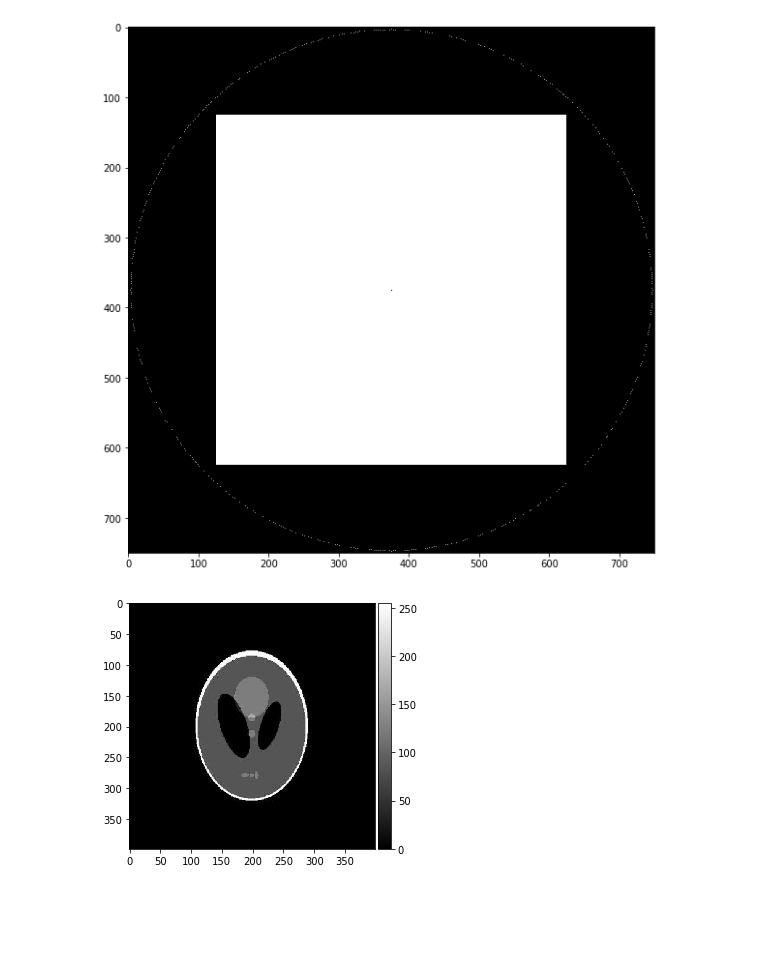
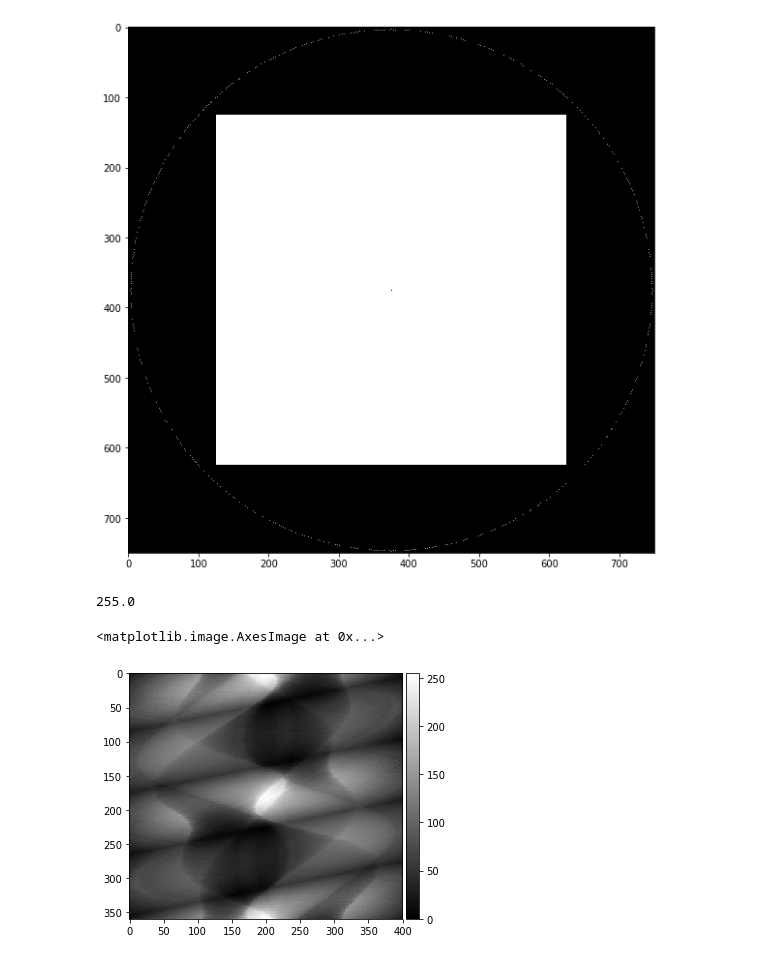
Before and after one commit to matbamberski/IwM-CT, a Jupyter notebook: Tomograf.ipynb, the cells around one changed output. Saved outputs shown, nothing was run; the diff lists cells and outputs as text; code cells hidden in the pictures; blank space fills up the shorter version.

```diff
--- a/Tomograf.ipynb
+++ b/Tomograf.ipynb
@@ -122,7 +122,7 @@ ax.imshow(image, cmap='gray')
 [figure]
 [figure]
 # %%
-def doTomography(img, inc_angle=2, emiter_angle=15.0, detectors=21):
+def doTomography(img, inc_angle=2, emiter_angle=80.0, detectors=21):
     # Przyrost katów inc_angle emitera (położenie emitera), kąt z jakim wysyłane są fale (emiter_angle)
     beta = emiter_angle*2
     img_size = img.shape[0]
@@ -132,7 +132,8 @@ def doTomography(img, inc_angle=2, emiter_angle=15.0, detectors=21):
     sinogram = np.zeros((int(360/inc_angle),detectors))
 
     #petla - kazda pozycja emitera
-    for angle in range(0, 360, inc_angle):
+    for ang in range(0, 720, inc_angle):
+        angle = ang/2.0
         emiter_x, emiter_y = coordToCart(angle, centre, centre, radius)
 
         #petla - kazda pozycja detektora
@@ -149,24 +150,38 @@ def doTomography(img, inc_angle=2, emiter_angle=15.0, detectors=21):
 
     return sinogram
 
-def createOffset(img, offset=1.5):
-    #square = np.zeros((square_size,square_size), dtype=np.float64)
-    #square[int(square_size/3):int(2*square_size/3), int(square_size/3):int(2*square_size/3)]=255
-    #square[0:square_size,0:square_size] = 255
-    square_size = img.shape[0]
+# def createOffset(img, offset=1.5):
+#     #square = np.zeros((square_size,square_size), dtype=np.float64)
+#     #square[int(square_size/3):int(2*square_size/3), int(square_size/3):int(2*square_size/3)]=255
+#     #square[0:square_size,0:square_size] = 255
+#     square_size = img.shape[0]
 
-    side = int((int(square_size*offset) - square_size)/2)
-    image = np.zeros((int(square_size*offset),int(square_size*offset)))
-    for i in range(square_size):
-        for j in range(square_size):
-            image[i+side,j+side]= img[i,j]
+#     side = int((int(square_size*offset) - square_size)/2)
+#     image = np.zeros((int(square_size*offset),int(square_size*offset)))
+#     for i in range(square_size):
+#         for j in range(square_size):
+#             image[i+side,j+side]= img[i,j]
 
-    return image
+#     return image
-# %%
-img = mpimg.imread('ph.jpg')
-imgOffset = createOffset(img)
-io.imshow(imgOffset, cmap='gray')
-sinogram = doTomography(img, detectors = 49)
-# %% [output]
-[figure, removed]
+# %%
+img = mpimg.imread('ph.jpg')
+# imgOffset = createOffset(img)
+io.imshow(img, cmap='gray')
+sinogram = doTomography(img, detectors = 400, inc_angle=1, emiter_angle = 80.0)
+
+
+
+max_value = np.max(sinogram)
+min_value = np.min(sinogram)
+for i in range(len(sinogram)):
+    for j in range(len(sinogram[i])):
+        sinogram[i,j] = (sinogram[i,j]-min_value)/(max_value-min_value)*255
+print(np.max(sinogram))
+# print(imgOffset[int(len(imgOffset)/3):int(2*len(imgOffset)/3),int(len(imgOffset)/3):int(2*len(imgOffset)/3)])
+
+io.imshow(sinogram,cmap="gray")
+# %% [output]
+255.0
+<matplotlib.image.AxesImage at 0x...>
+[figure, added]
 # %%
```
Also changed, not shown: parts of 2 cells of this notebook.
